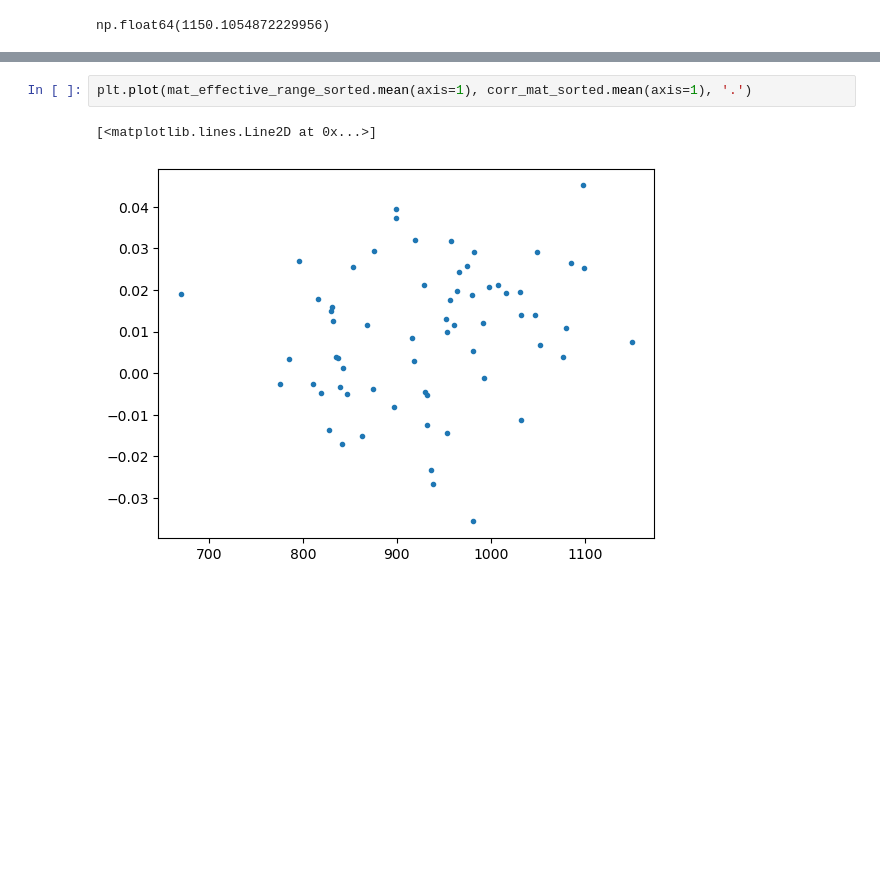
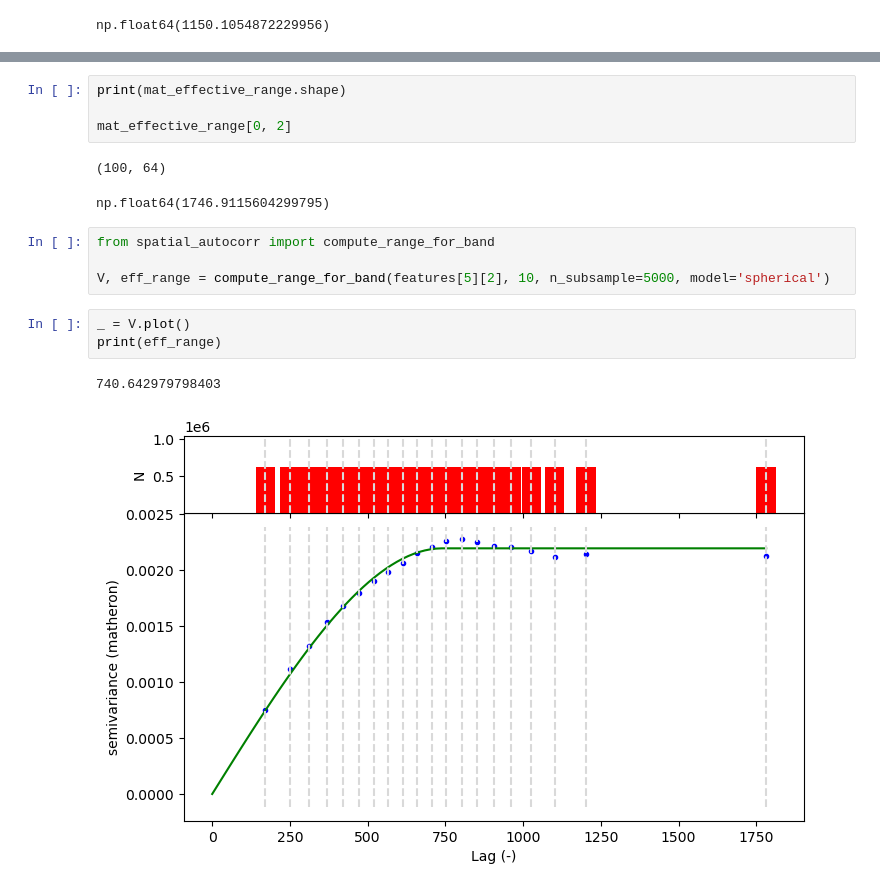
Before and after one commit to vdplasthijs/NeurEO, a Jupyter notebook: notebooks/Hypothesis free analysis.ipynb, the cells around one changed output, grey strips where cells are left out. Cells and saved outputs as stored; diff of their text form; blank space fills up the shorter version.

```diff
--- a/notebooks/Hypothesis free analysis.ipynb
+++ b/notebooks/Hypothesis free analysis.ipynb
@@ -284,5 +332,17 @@ np.float64(1150.1054872229956)
 # %%
-plt.plot(mat_effective_range_sorted.mean(axis=1), corr_mat_sorted.mean(axis=1), '.')
+print(mat_effective_range.shape)
+
+mat_effective_range[0, 2]
 # %% [output]
-[<matplotlib.lines.Line2D at 0x...>]
+(100, 64)
-[figure, removed]
+np.float64(1746.9115604299795)
+# %%
+from spatial_autocorr import compute_range_for_band
+
+V, eff_range = compute_range_for_band(features[5][2], 10, n_subsample=5000, model='spherical')
+# %%
+_ = V.plot()
+print(eff_range)
+# %% [output]
+740.642979798403
+[figure, added]
```
Also changed, not shown: parts of 6 cells of this notebook, 2 other files.
